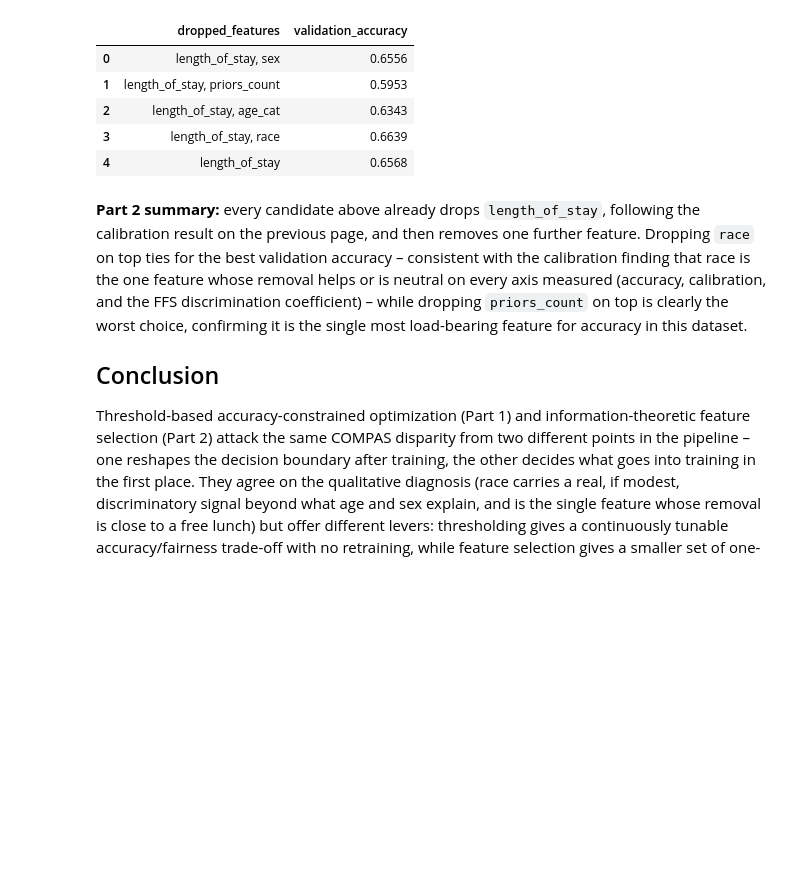
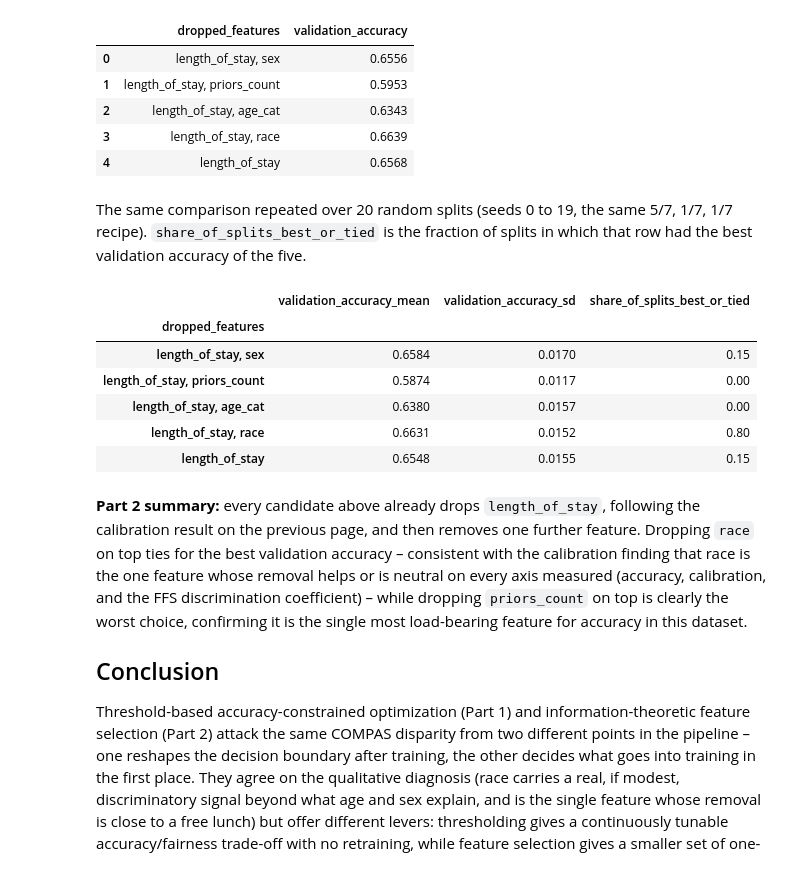
Before and after one commit to BessiePengjinWang/compas-fairness-diagnostics, a Jupyter notebook: notebooks/fairness_diagnostics.ipynb, the cells around one changed output. Drawn from its saved outputs; the diff is of its cells as text; code cells hidden in the pictures; blank space fills up the shorter version.

```diff
--- a/notebooks/fairness_diagnostics.ipynb
+++ b/notebooks/fairness_diagnostics.ipynb
@@ -440,6 +455,20 @@ final_feature_set_comparison(train_set, validation_set)
 | 2 | length_of_stay, age_cat | 0.6343 |
 | 3 | length_of_stay, race | 0.6639 |
 | 4 | length_of_stay | 0.6568 |
+# %% [markdown]
+The same comparison repeated over 20 random splits (seeds 0 to 19, the same 5/7, 1/7, 1/7 recipe). `share_of_splits_best_or_tied` is the fraction of splits in which that row had the best validation accuracy of the five.
+# %%
+from compas_fairness.feature_selection import final_comparison_over_splits
+
+final_comparison_over_splits(final_dataset).round(4)
+# %% [output]
+|  | validation_accuracy_mean | validation_accuracy_sd | share_of_splits_best_or_tied |
+| dropped_features |  |  |  |
+| length_of_stay, sex | 0.6584 | 0.0170 | 0.15 |
+| length_of_stay, priors_count | 0.5874 | 0.0117 | 0.00 |
+| length_of_stay, age_cat | 0.6380 | 0.0157 | 0.00 |
+| length_of_stay, race | 0.6631 | 0.0152 | 0.80 |
+| length_of_stay | 0.6548 | 0.0155 | 0.15 |
 # %% [markdown]
 **Part 2 summary:** every candidate above already drops `length_of_stay`,
 following the calibration result on the previous page, and then removes one
```
Also changed, not shown: parts of 2 cells of this notebook, 2 other files.
